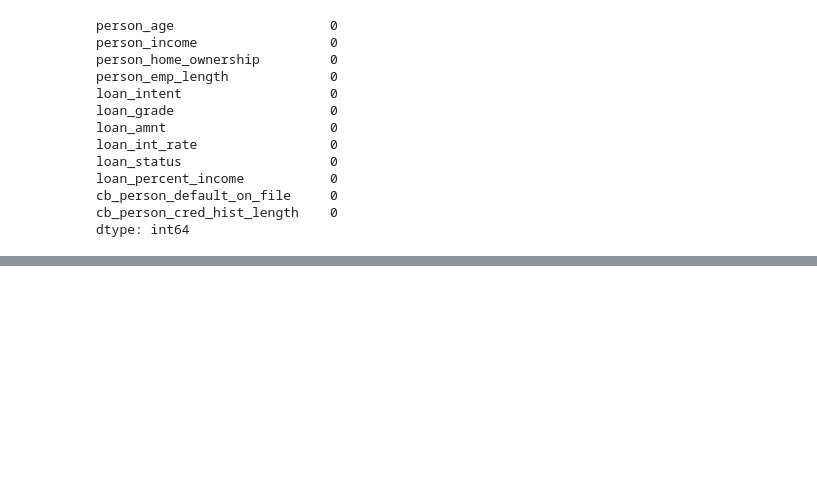
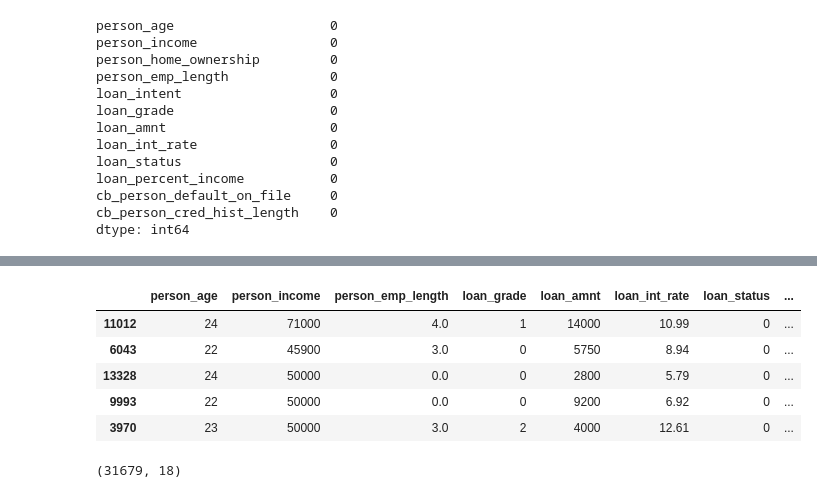
Before and after one commit to commit-msuyog/Explainable-Credit-Risk-AI, a Jupyter notebook: Notebook/credit-rist.ipynb, the cells around one changed output, grey strips where cells are left out. Saved outputs shown, nothing was run; the diff lists cells and outputs as text; code cells hidden in the pictures; blank space fills up the shorter version.

Commit message:
Completed feature encoding and preprocessing pipeline

```diff
--- a/Notebook/credit-rist.ipynb
+++ b/Notebook/credit-rist.ipynb
@@ -303,0 +311,29 @@ dtype: int64
+# %%
+df = pd.get_dummies(
+    df,
+    columns=[
+        "person_home_ownership",
+        "loan_intent",
+        "cb_person_default_on_file"
+    ],
+    drop_first=True
+)
+# %%
+from sklearn.preprocessing import LabelEncoder
+
+Encode = LabelEncoder()
+
+df['loan_grade'] = Encode.fit_transform(df['loan_grade'])
+# %%
+df.sample(5)
+# %% [output]
+|  | person_age | person_income | person_emp_length | loan_grade | loan_amnt | loan_int_rate | loan_status | ... |
+| 11012 | 24 | 71000 | 4.0 | 1 | 14000 | 10.99 | 0 | ... |
+| 6043 | 22 | 45900 | 3.0 | 0 | 5750 | 8.94 | 0 | ... |
+| 13328 | 24 | 50000 | 0.0 | 0 | 2800 | 5.79 | 0 | ... |
+| 9993 | 22 | 50000 | 0.0 | 0 | 9200 | 6.92 | 0 | ... |
+| 3970 | 23 | 50000 | 3.0 | 2 | 4000 | 12.61 | 0 | ... |
+# %%
+df.shape
+# %% [output]
+(31679, 18)
```
Also changed, not shown: parts of 4 cells of this notebook.
